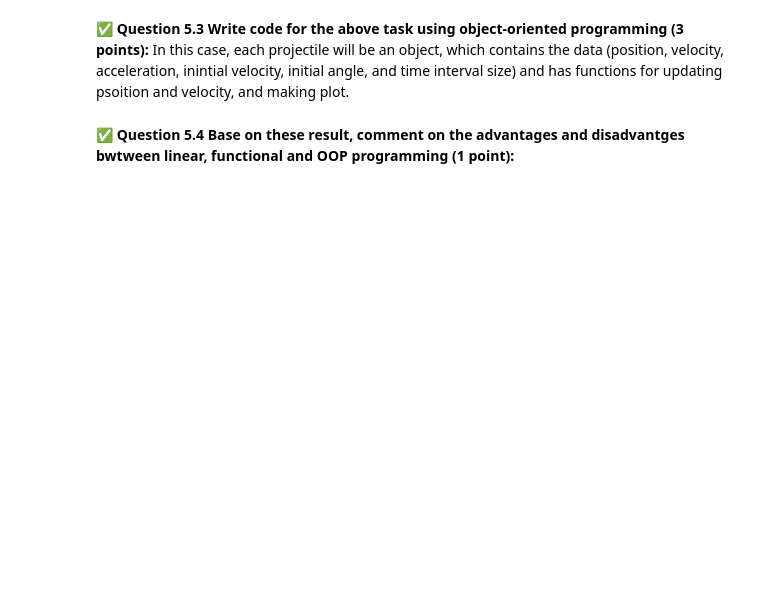
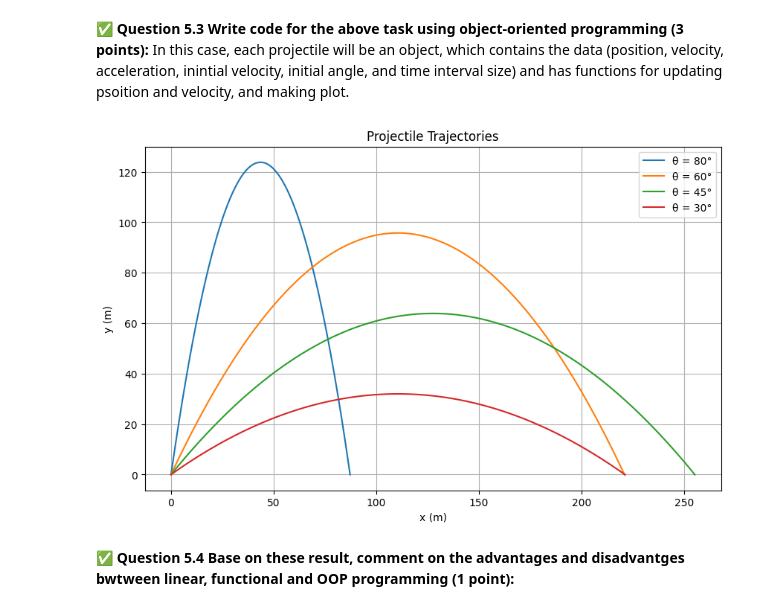
Before and after one commit to KlutzyFella/CMSE202-f25-turnin, a Jupyter notebook: midterm/CMSE202-Midterm-Section003-STUDENT (1).ipynb, the cells around one changed output. Cells and saved outputs as stored; diff of their text form; code cells hidden in the pictures; blank space fills up the shorter version.

```diff
--- a/midterm/CMSE202-Midterm-Section003-STUDENT (1).ipynb
+++ b/midterm/CMSE202-Midterm-Section003-STUDENT (1).ipynb
@@ -800,9 +893,77 @@ plt.plot(xp,yp,c='b')
 # %% [markdown]
 &#9989; **Question 5.3 Write code for the above task using object-oriented programming (3 points):** In this case, each projectile will be an object, which contains the data (position, velocity, acceleration, inintial velocity, initial angle, and time interval size) and has functions for updating psoition and velocity, and making plot.
 # %%
-### Put your code here
+import math
+import matplotlib.pyplot as plt
 
 class Projectile:
+    def __init__(self, v0, theta, dt=0.01, ax=0, ay=-9.81):
+        """
+        Initializes a projectile object.
+
+        :param v0: Initial velocity (m/s)
+        :param theta: Launch angle (degrees)
+        :param dt: Time step (s)
+        :param ax: Horizontal acceleration (default 0, m/s²)
+        :param ay: Vertical acceleration (default -9.81, gravity)
+        """
+        self.v0 = v0
+        self.theta = theta
+        self.dt = dt
+        self.ax = ax
+        self.ay = ay
+
+        # Compute initial velocity components
+        self.vx = v0 * math.cos(math.radians(theta))
+        self.vy = v0 * math.sin(math.radians(theta))
+
+        # Initialize position
+        self.x = 0
+        self.y = 0
+        self.xp = [self.x]
+        self.yp = [self.y]
+
+    def update_position(self):
+        """Updates the position of the projectile using velocity and time step."""
+        self.x += self.vx * self.dt
+        self.y += self.vy * self.dt
+        self.xp.append(self.x)
+        self.yp.append(self.y)
+
+    def update_velocity(self):
+        """Updates the velocity of the projectile using acceleration and time step."""
+        self.vx += self.ax * self.dt
+        self.vy += self.ay * self.dt
+
+    def compute_trajectory(self):
+        """Computes the projectile trajectory until it hits the ground."""
+        while self.y >= 0:
+            self.update_position()
+            self.update_velocity()
+
+    def get_trajectory(self):
+        """Returns the x and y trajectory points."""
+        return self.xp, self.yp
+
+]v0 = 50
+angles = [80, 60, 45, 30]
+
+plt.figure(figsize=(10, 6))
+
+for theta in angles:
+    proj = Projectile(v0, theta)
+    proj.compute_trajectory()
+    xp, yp = proj.get_trajectory()
+    plt.plot(xp, yp, label=f"θ = {theta}°")
+
+plt.xlabel("x (m)")
+plt.ylabel("y (m)")
+plt.title("Projectile Trajectories")
+plt.legend()
+plt.grid()
+plt.show()
+# %% [output]
+[figure, added]
 # %% [markdown]
 &#9989; **Question 5.4 Base on these result, comment on the advantages and disadvantges bwtween linear, functional and OOP programming (1 point):**
 # %% [markdown]
```
Also changed, not shown: parts of 7 cells of this notebook.
